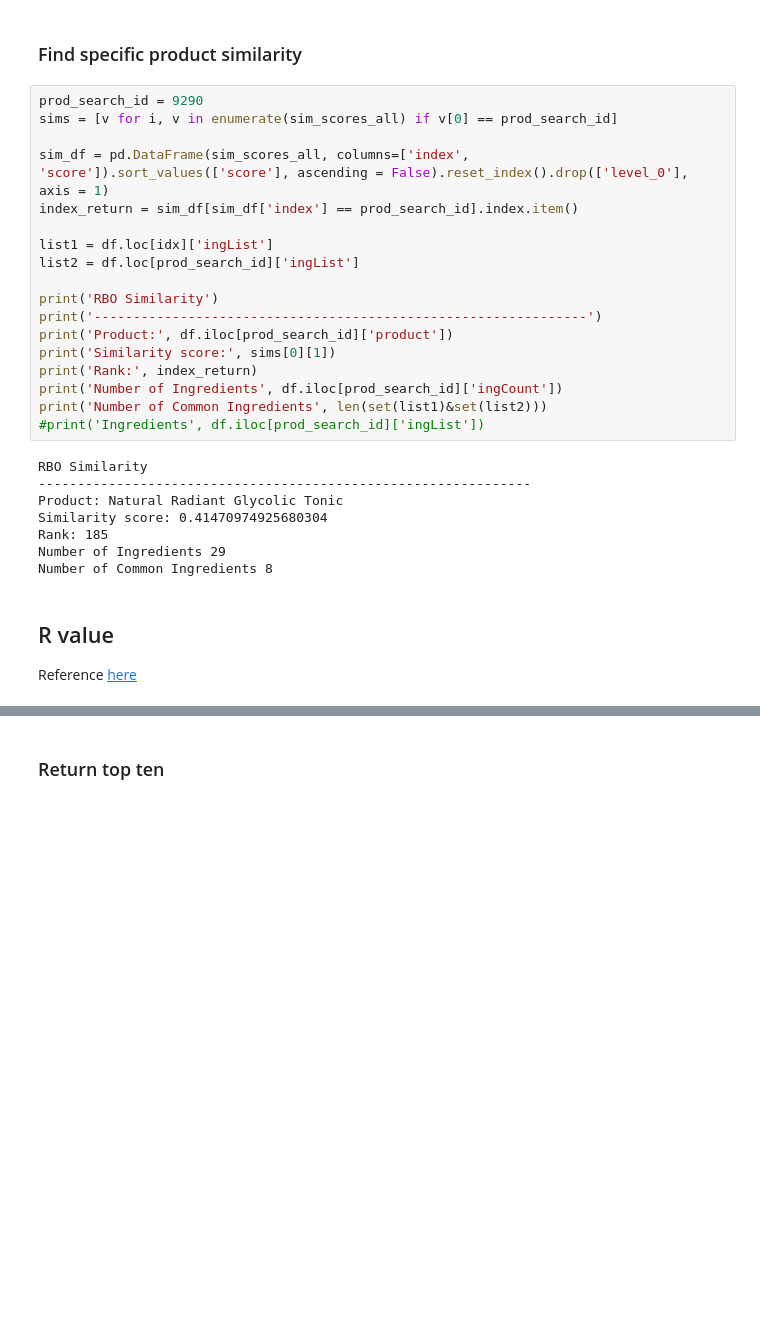
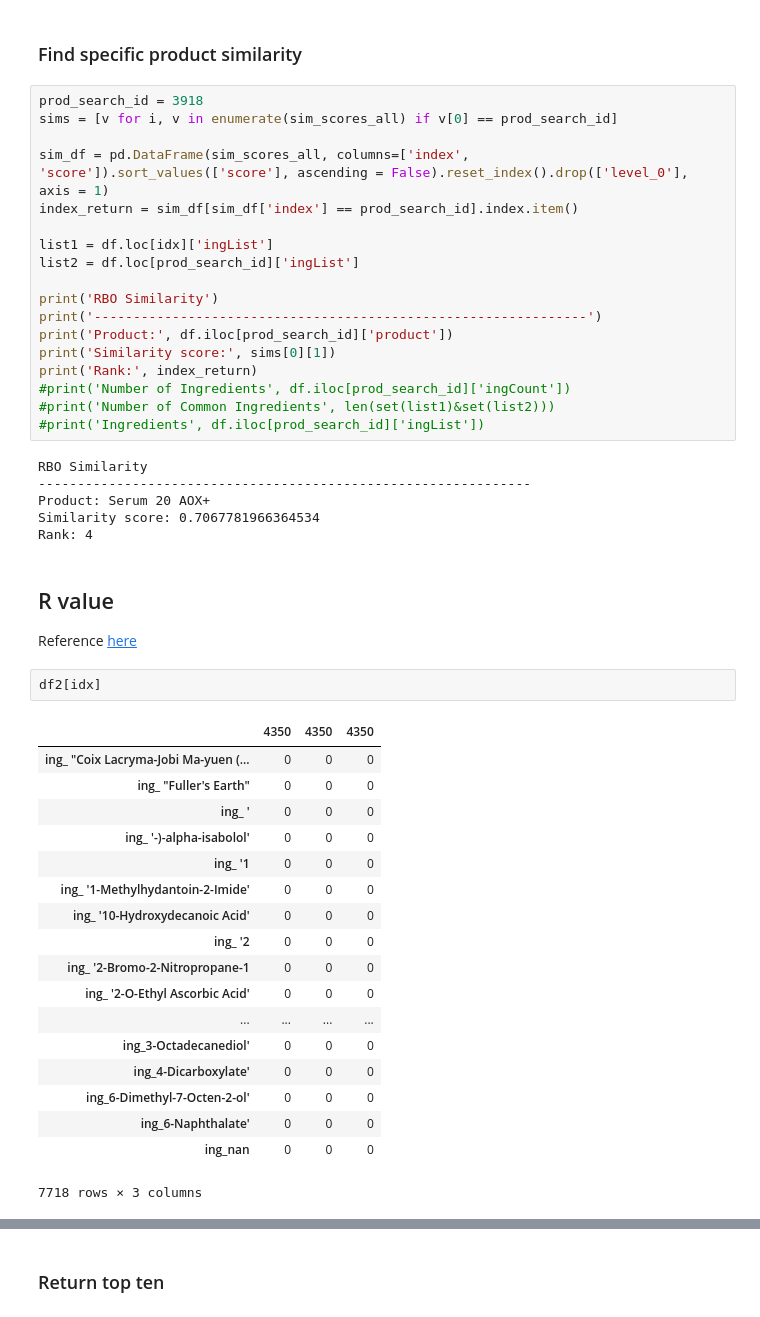
Before and after one commit to isabelbbeard/fp-python, a Jupyter notebook: 02_Recommendations.ipynb, the cells around one changed output, grey strips where cells are left out. Cells and saved outputs as stored; diff of their text form; blank space fills up the shorter version.

```diff
--- a/02_Recommendations.ipynb
+++ b/02_Recommendations.ipynb
@@ -224,7 +222,7 @@ topTen.reset_index()
 # %% [markdown]
 ### Find specific product similarity
 # %%
-prod_search_id = 9290
+prod_search_id = 3918
 sims = [v for i, v in enumerate(sim_scores_all) if v[0] == prod_search_id]
 
 sim_df = pd.DataFrame(sim_scores_all, columns=['index', 'score']).sort_values(['score'], ascending = False).reset_index().drop(['level_0'], axis = 1)
@@ -238,20 +236,39 @@ print('---------------------------------------------------------------')
 print('Product:', df.iloc[prod_search_id]['product'])
 print('Similarity score:', sims[0][1])
 print('Rank:', index_return)
-print('Number of Ingredients', df.iloc[prod_search_id]['ingCount'])
-print('Number of Common Ingredients', len(set(list1)&set(list2)))
+#print('Number of Ingredients', df.iloc[prod_search_id]['ingCount'])
+#print('Number of Common Ingredients', len(set(list1)&set(list2)))
 #print('Ingredients', df.iloc[prod_search_id]['ingList'])
 # %% [output]
 RBO Similarity
 ---------------------------------------------------------------
-Product: Natural Radiant Glycolic Tonic
-Similarity score: 0.41470974925680304
-Rank: 185
-Number of Ingredients 29
-Number of Common Ingredients 8
+Product: Serum 20 AOX+
+Similarity score: 0.7067781966364534
+Rank: 4
 # %% [markdown]
 ## R value
 Reference [here](https://docs.scipy.org/doc/scipy-0.14.0/reference/generated/scipy.stats.linregress.html)
+# %%
+df2[idx]
+# %% [output]
+|  | 4350 | 4350 | 4350 |
+| ing_ "Coix Lacryma-Jobi Ma-yuen (... | 0 | 0 | 0 |
+| ing_ "Fuller's Earth" | 0 | 0 | 0 |
+| ing_ ' | 0 | 0 | 0 |
+| ing_ '-)-alpha-isabolol' | 0 | 0 | 0 |
+| ing_ '1 | 0 | 0 | 0 |
+| ing_ '1-Methylhydantoin-2-Imide' | 0 | 0 | 0 |
+| ing_ '10-Hydroxydecanoic Acid' | 0 | 0 | 0 |
+| ing_ '2 | 0 | 0 | 0 |
+| ing_ '2-Bromo-2-Nitropropane-1 | 0 | 0 | 0 |
+| ing_ '2-O-Ethyl Ascorbic Acid' | 0 | 0 | 0 |
+| ... | ... | ... | ... |
+| ing_3-Octadecanediol' | 0 | 0 | 0 |
+| ing_4-Dicarboxylate' | 0 | 0 | 0 |
+| ing_6-Dimethyl-7-Octen-2-ol' | 0 | 0 | 0 |
+| ing_6-Naphthalate' | 0 | 0 | 0 |
+| ing_nan | 0 | 0 | 0 |
+7718 rows × 3 columns
 # %%
 %%time
 #get linregress similarity and return r-value
```
Also changed, not shown: parts of 16 cells of this notebook.
